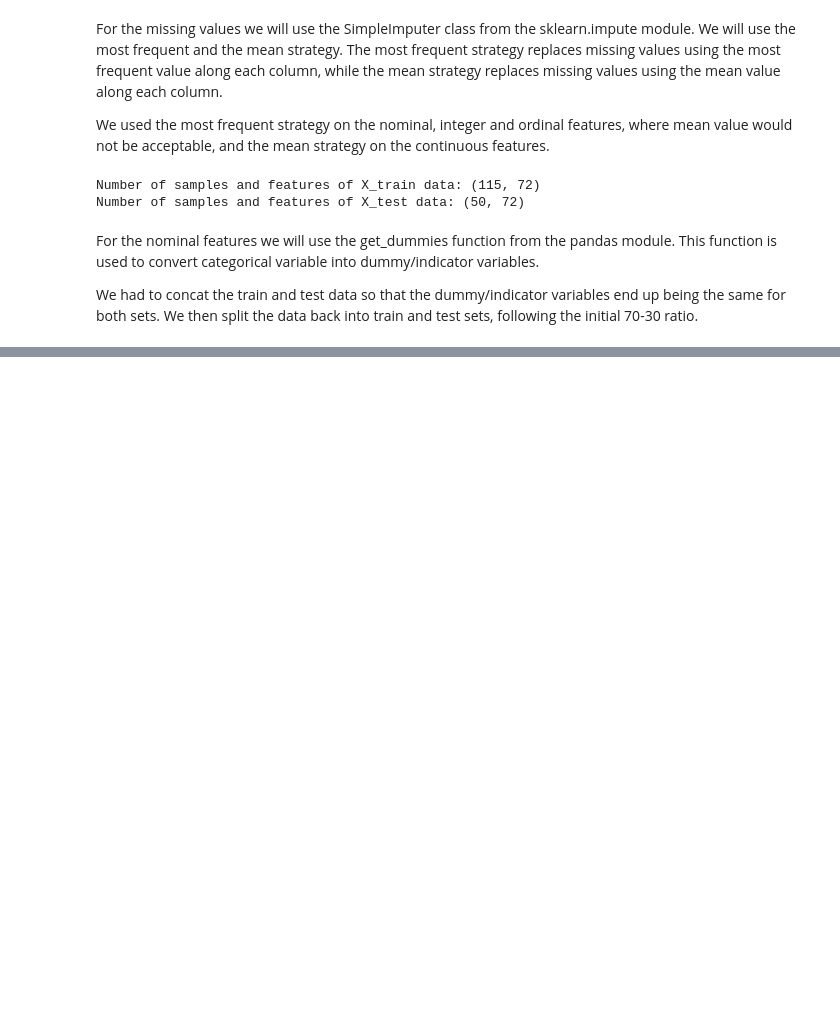
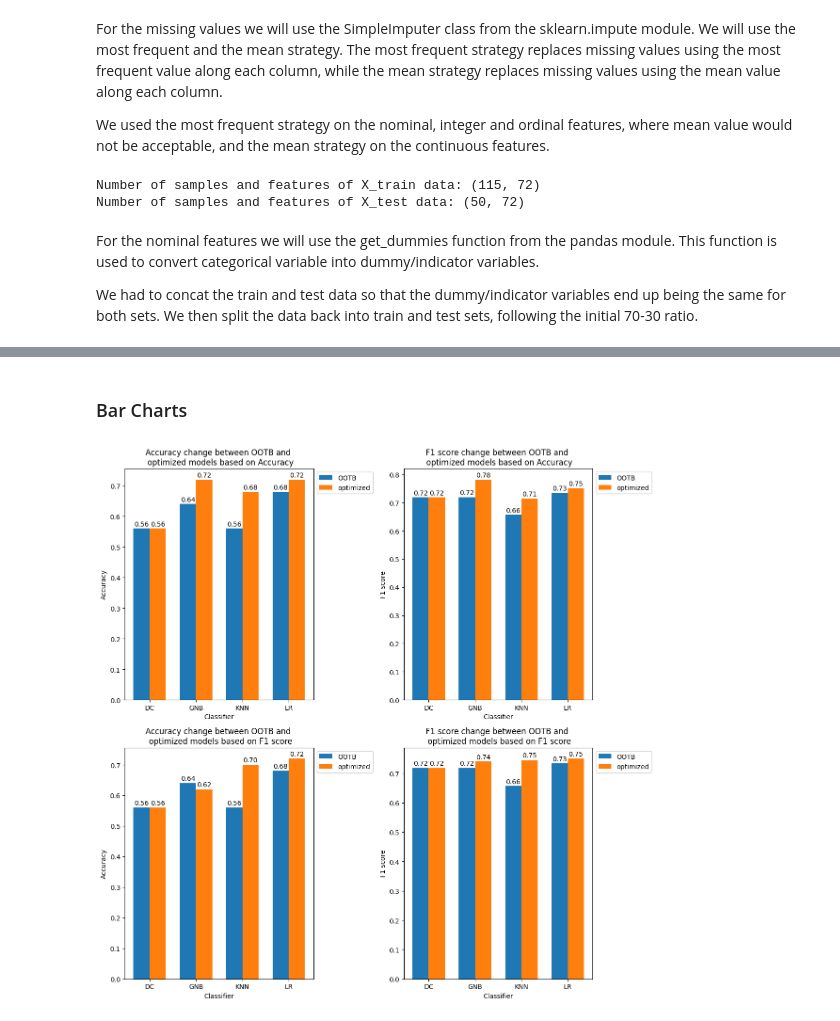
Before and after one commit to geokyr/ece-ntua-neural-networks-and-intelligent-systems, a Jupyter notebook: lab01/lab01.ipynb, the cells around one changed output, grey strips where cells are left out. Cells and saved outputs as stored; diff of their text form; code cells hidden in the pictures; blank space fills up the shorter version.

```diff
--- a/lab01/lab01.ipynb
+++ b/lab01/lab01.ipynb
@@ -667,0 +809,52 @@ Kaggle dataset is [kdd cyberattack](https://www.kaggle.com/datasets/slashtea/kdd
+# %% [markdown]
+### Bar Charts
+# %%
+# print bar charts for the changes in accuracy and f1 score based on accuracy and f1 score
+fig, ax = plt.subplots(2, 2, figsize=(12, 12))
+x = np.arange(len(names))
+width = 0.35
+
+rects1 = ax[0,0].bar(x - width/2, ootb_accuracy.values(), width, label='OOTB')
+rects2 = ax[0,0].bar(x + width/2, optimized_accuracy_acc.values(), width, label='optimized')
+ax[0,0].set_ylabel("Accuracy")
+ax[0,0].set_xlabel("Classifier")
+ax[0,0].set_title("Accuracy change between OOTB and \n optimized models based on Accuracy")
+ax[0,0].set_xticks(x, names.keys())
+ax[0,0].legend(bbox_to_anchor=(1, 1))
+ax[0,0].bar_label(rects1, padding=2, fmt='%.2f')
+ax[0,0].bar_label(rects2, padding=2, fmt='%.2f')
+
+rects1 = ax[0,1].bar(x - width/2, ootb_f1.values(), width, label='OOTB')
+rects2 = ax[0,1].bar(x + width/2, optimized_f1_acc.values(), width, label='optimized')
+ax[0,1].set_ylabel("F1 score")
+ax[0,1].set_xlabel("Classifier")
+ax[0,1].set_title("F1 score change between OOTB and \n optimized models based on Accuracy")
+ax[0,1].set_xticks(x, names.keys())
+ax[0,1].legend(bbox_to_anchor=(1, 1))
+ax[0,1].bar_label(rects1, padding=2, fmt='%.2f')
+ax[0,1].bar_label(rects2, padding=2, fmt='%.2f')
+
+rects1 = ax[1,0].bar(x - width/2, ootb_accuracy.values(), width, label='OOTB')
+rects2 = ax[1,0].bar(x + width/2, optimized_accuracy_f1.values(), width, label='optimized')
+ax[1,0].set_ylabel("Accuracy")
+ax[1,0].set_xlabel("Classifier")
+ax[1,0].set_title("Accuracy change between OOTB and \n optimized models based on F1 score")
+ax[1,0].set_xticks(x, names.keys())
+ax[1,0].legend(bbox_to_anchor=(1, 1))
+ax[1,0].bar_label(rects1, padding=2, fmt='%.2f')
+ax[1,0].bar_label(rects2, padding=2, fmt='%.2f')
+
+rects1 = ax[1,1].bar(x - width/2, ootb_f1.values(), width, label='OOTB')
+rects2 = ax[1,1].bar(x + width/2, optimized_f1_f1.values(), width, label='optimized')
+ax[1,1].set_ylabel("F1 score")
+ax[1,1].set_xlabel("Classifier")
+ax[1,1].set_title("F1 score change between OOTB and \n optimized models based on F1 score")
+ax[1,1].set_xticks(x, names.keys())
+ax[1,1].legend(bbox_to_anchor=(1, 1))
+ax[1,1].bar_label(rects1, padding=2, fmt='%.2f')
+ax[1,1].bar_label(rects2, padding=2, fmt="%.2f")
+
+fig.tight_layout()
+plt.show()
+# %% [output]
+[figure, added]
```
Also changed, not shown: parts of 62 cells of this notebook.
